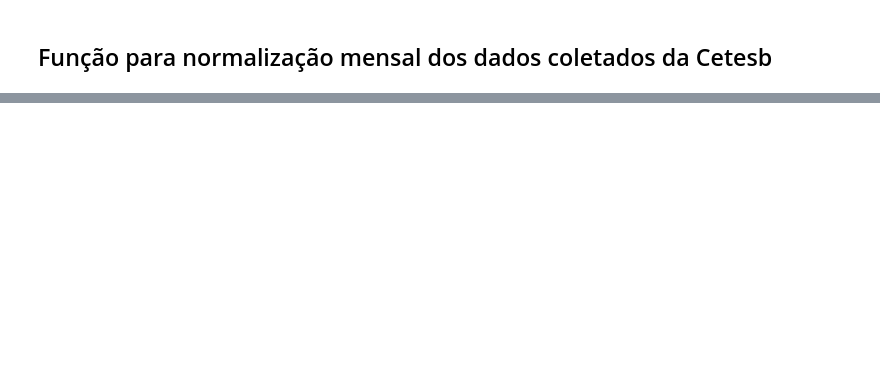
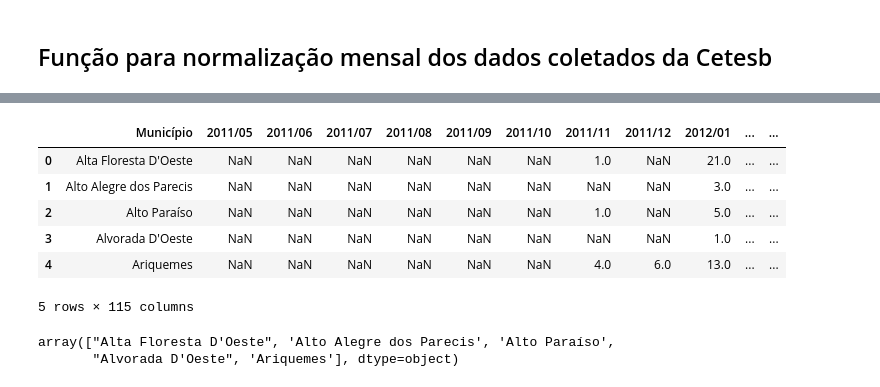
Before and after one commit to BrunoASNascimento/Estudo-da-correlacao-da-poluicao-atmosfericas-com-os-gastos-no-SUS, a Jupyter notebook: analysis.ipynb, the cells around one changed output, grey strips where cells are left out. Saved outputs shown, nothing was run; the diff lists cells and outputs as text; code cells hidden in the pictures; blank space fills up the shorter version.

```diff
--- a/analysis.ipynb
+++ b/analysis.ipynb
@@ -237,0 +247,15 @@ result.sort_values(by='air_quality_bad_normalizated',ascending=False).head(5)
+# %%
+def read_data_sus(path):
+    df = pd.read_csv(
+        path,
+        sep=';',
+        skiprows=4,
+        skipfooter=12,
+        encoding='ISO-8859-1',
+        thousands=".",
+        decimal=","
+    )
+    df.drop_duplicates(inplace=True)
+    df.replace('-',np.nan,inplace=True)
+    df[df.columns[1:]]=df[df.columns[1:]].astype("float")
+    return df
@@ -237,0 +295,18 @@ result.sort_values(by='air_quality_bad_normalizated',ascending=False).head(5)
+# %%
+df_hospitalizations.drop(columns=['Total'],inplace=True, errors='ignore')
+df_hospitalizations.rename(columns=rename_date,inplace=True)
+df_hospitalizations[['code_ibge','Município']]=df_hospitalizations['Município'].str.split(" ", 1, expand=True)
+df_hospitalizations.head()
+# %% [output]
+|  | Município | 2011/05 | 2011/06 | 2011/07 | 2011/08 | 2011/09 | 2011/10 | 2011/11 | 2011/12 | 2012/01 | ... | ... |
+| 0 | Alta Floresta D'Oeste | NaN | NaN | NaN | NaN | NaN | NaN | 1.0 | NaN | 21.0 | ... | ... |
+| 1 | Alto Alegre dos Parecis | NaN | NaN | NaN | NaN | NaN | NaN | NaN | NaN | 3.0 | ... | ... |
+| 2 | Alto Paraíso | NaN | NaN | NaN | NaN | NaN | NaN | 1.0 | NaN | 5.0 | ... | ... |
+| 3 | Alvorada D'Oeste | NaN | NaN | NaN | NaN | NaN | NaN | NaN | NaN | 1.0 | ... | ... |
+| 4 | Ariquemes | NaN | NaN | NaN | NaN | NaN | NaN | 4.0 | 6.0 | 13.0 | ... | ... |
+5 rows × 115 columns
+# %%
+df_hospitalizations['Município'].values[0:5]
+# %% [output]
+array(["Alta Floresta D'Oeste", 'Alto Alegre dos Parecis', 'Alto Paraíso',
+       "Alvorada D'Oeste", 'Ariquemes'], dtype=object)
```
Also changed, not shown: parts of 16 cells of this notebook.
